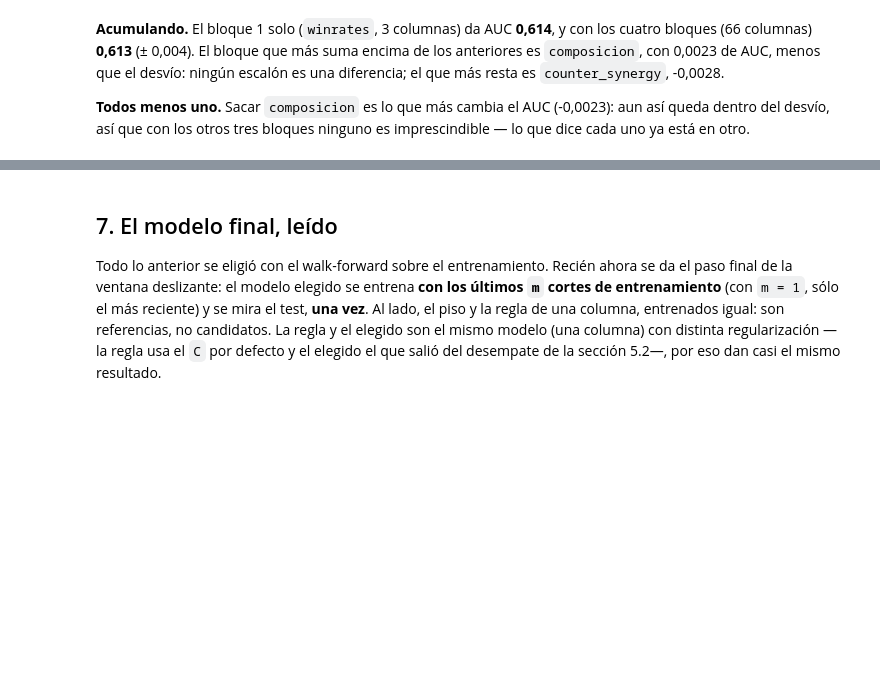
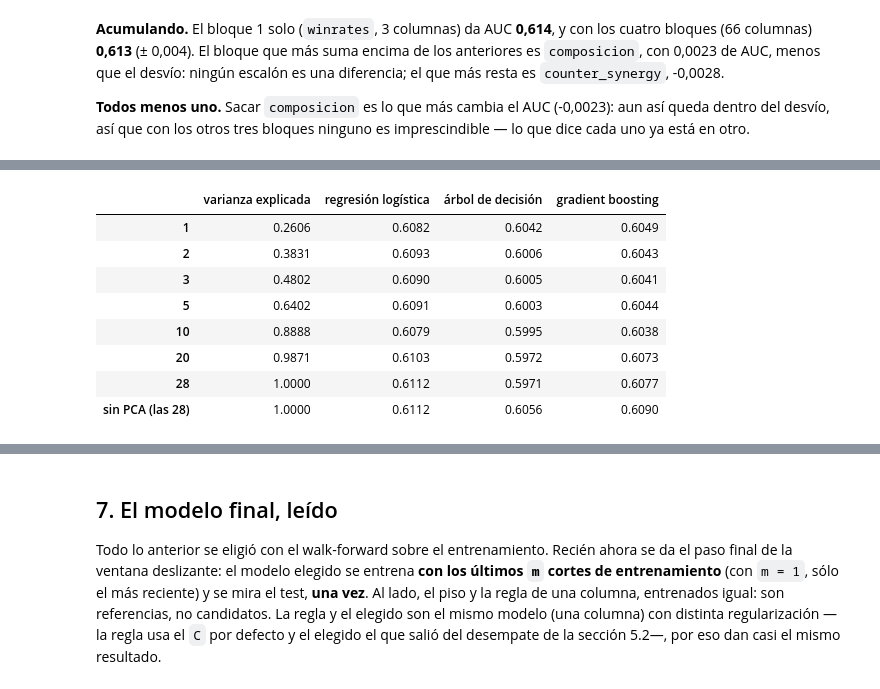
Before and after one commit to EmiJordan11/Deadlock-match-predictor, a Jupyter notebook: notebooks/entrega3_modelado_v2_correcciones.ipynb, the cells around one changed output, grey strips where cells are left out. Cells and saved outputs as stored; diff of their text form; code cells hidden in the pictures; blank space fills up the shorter version.

```diff
--- a/notebooks/entrega3_modelado_v2_correcciones.ipynb
+++ b/notebooks/entrega3_modelado_v2_correcciones.ipynb
@@ -652,0 +659,42 @@ leer(f'''**Acumulando.** El bloque 1 solo (`winrates`, 3 columnas) da AUC **{c(a
+# %%
+# PCA como un paso más del pipeline: elegir las 28 ventajas, escalar, girar y quedarse con n componentes, clasificar
+from sklearn.decomposition import PCA
+
+
+def armar_pca(modelo, n):
+    '''La receta de armar() con las 28 ventajas y un PCA de n componentes entre escalar y clasificar.'''
+    return Pipeline([("elegir", ElegirColumnas(VENTAJAS)), ("escalar", StandardScaler()),
+                     ("pca", PCA(n_components=n, random_state=SEMILLA)), ("modelo", modelo)])
+
+
+C_ventajas = r[r["param_elegir__bloques"] == VENTAJAS].sort_values("mean_test_auc").iloc[-1]["param_modelo__C"]
+familias_pca = {"regresión logística": LogisticRegression(max_iter=5000, C=C_ventajas),
+                "árbol de decisión":   busquedas["árbol de decisión"].best_estimator_.named_steps["modelo"],
+                "gradient boosting":   busquedas["gradient boosting"].best_estimator_.named_steps["modelo"]}
+columnas_ventajas = ElegirColumnas(VENTAJAS).fit(X_train).columnas_
+COMPONENTES = [1, 2, 3, 5, 10, 20, len(columnas_ventajas)]
+
+curva_pca = pd.DataFrame({nombre: {n: medir(armar_pca(clone(m), n))["AUC"] for n in COMPONENTES}
+                          for nombre, m in familias_pca.items()})
+sin_pca = pd.DataFrame({nombre: medir(armar(clone(m), VENTAJAS)) for nombre, m in familias_pca.items()}).T
+
+# sólo para describir las direcciones (no para elegir nada): PCA ajustado con todas las partidas de entrenamiento
+descripcion = Pipeline([("escalar", StandardScaler()), ("pca", PCA(random_state=SEMILLA))]).fit(X_train[columnas_ventajas])
+varianza = descripcion.named_steps["pca"].explained_variance_ratio_.cumsum()
+pc1 = descripcion.transform(X_train[columnas_ventajas])[:, 0]
+corr_pc1 = abs(np.corrcoef(pc1, X_train["hero_winrate_adv_mean"])[0, 1])   # el signo de una componente es arbitrario
+
+tabla_pca = curva_pca.copy()
+tabla_pca.loc["sin PCA (las 28)"] = sin_pca["AUC"].astype(float)
+tabla_pca.insert(0, "varianza explicada", [varianza[n - 1] for n in COMPONENTES] + [1.0])
+tabla_pca.round(4)
+# %% [output]
+|  | varianza explicada | regresión logística | árbol de decisión | gradient boosting |
+| 1 | 0.2606 | 0.6082 | 0.6042 | 0.6049 |
+| 2 | 0.3831 | 0.6093 | 0.6006 | 0.6043 |
+| 3 | 0.4802 | 0.6090 | 0.6005 | 0.6041 |
+| 5 | 0.6402 | 0.6091 | 0.6003 | 0.6044 |
+| 10 | 0.8888 | 0.6079 | 0.5995 | 0.6038 |
+| 20 | 0.9871 | 0.6103 | 0.5972 | 0.6073 |
+| 28 | 1.0000 | 0.6112 | 0.5971 | 0.6077 |
+| sin PCA (las 28) | 1.0000 | 0.6112 | 0.6056 | 0.6090 |
```
Also changed, not shown: parts of 6 cells of this notebook, 1 other file.
